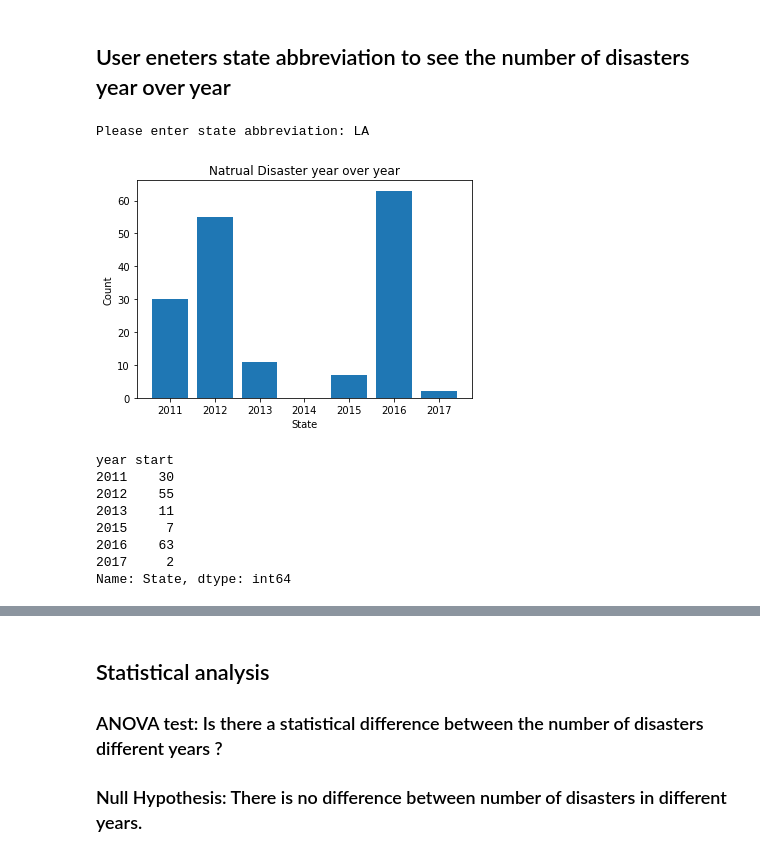
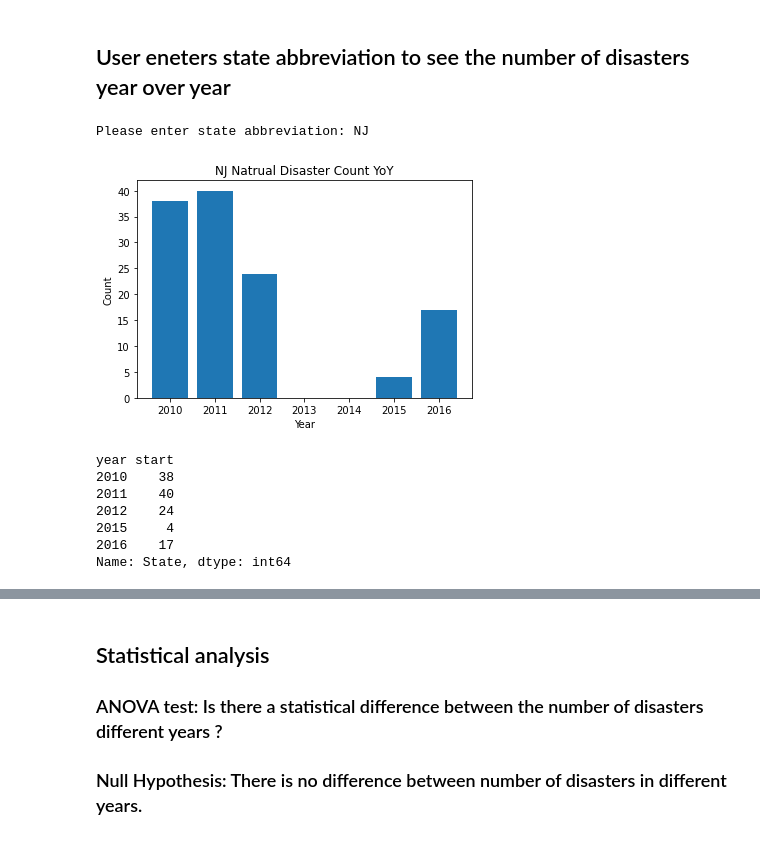
Before and after one commit to lrana-227/Housing_Project, a Jupyter notebook: summya editing folder/Disaster_visualizations.ipynb, the cells around one changed output, grey strips where cells are left out. Saved outputs shown, nothing was run; the diff lists cells and outputs as text; code cells hidden in the pictures.

```diff
--- a/summya editing folder/Disaster_visualizations.ipynb
+++ b/summya editing folder/Disaster_visualizations.ipynb
@@ -122,31 +199,32 @@ disaster_years_grp.head()
 # %%
 
 #goal here would be for the user to enter their own state and generate a graph of that states total natural disasters
 
 user_input = input("Please enter state abbreviation: ")
 user_state = disaster_clean_df.loc[disaster_clean_df["State"] == user_input]
 
 years = user_state.groupby("year start").count()
 disaster_count_per_yr = years["State"]
 
 plt.bar(years.index, disaster_count_per_yr)
+#plt.rcParams["figure.figsize"] = (8, 20)
 
-plt.title("Natrual Disaster year over year")
-plt.xlabel("State")
+
+plt.title(f'{user_input} Natrual Disaster Count YoY')
+plt.xlabel("Year")
 plt.ylabel("Count")
 
 plt.show()
 disaster_count_per_yr
 # %% [output]
-Please enter state abbreviation: LA
+Please enter state abbreviation: NJ
-[figure, old version]
+[figure, new version]
 year start
-2011    30
-2012    55
-2013    11
-2015     7
-2016    63
-2017     2
+2010    38
+2011    40
+2012    24
+2015     4
+2016    17
 Name: State, dtype: int64
 # %%
 #pie plot of disasters per year
```
Also changed, not shown: parts of 10 cells of this notebook, 1 other file.
